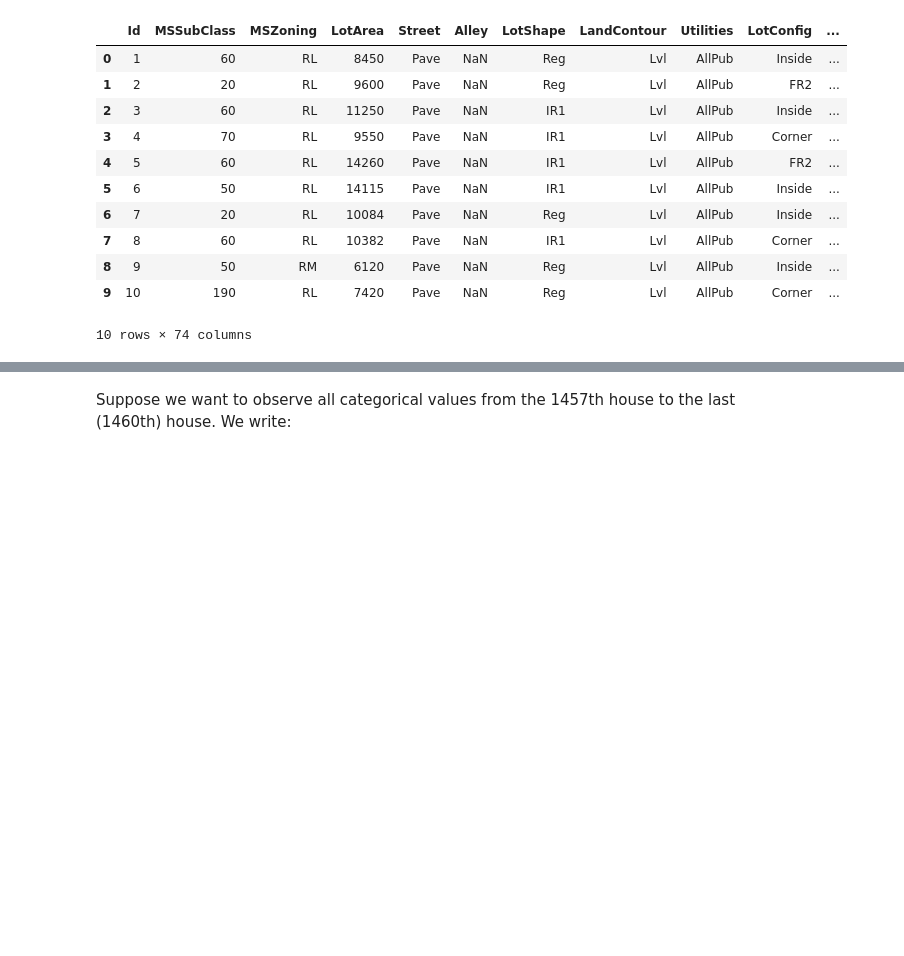
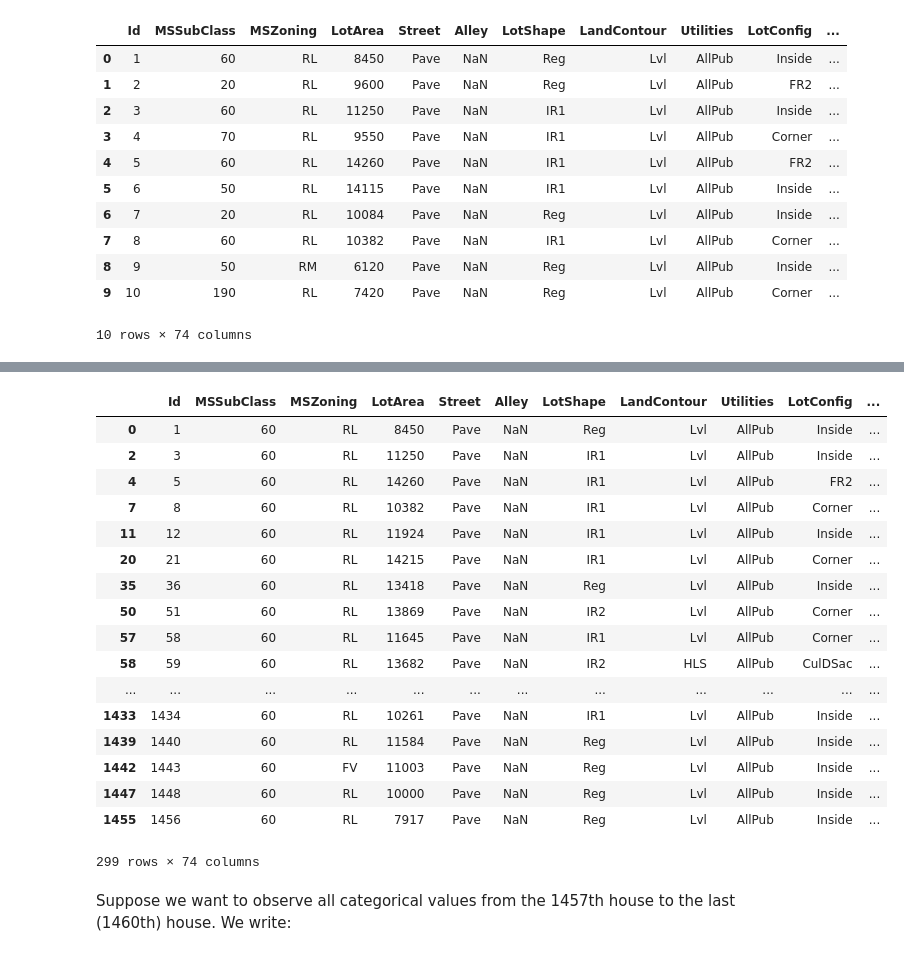
Before and after one commit to SUSA-org/Fall-2018-Career-Exploration, a Jupyter notebook: Lectures/Lecture8/data.ipynb, the cells around one changed output, grey strips where cells are left out. Drawn from its saved outputs; the diff is of its cells as text; code cells hidden in the pictures; blank space fills up the shorter version.

```diff
--- a/Lectures/Lecture8/data.ipynb
+++ b/Lectures/Lecture8/data.ipynb
@@ -253,0 +257,3 @@ train.head(10)
+# %%
+train['YrSold'] = train['YrSold'] - 2006
+train['YrSold'].unique()
@@ -253,0 +262,3 @@ train.head(10)
+# %%
+train['YearBuilt'] = train['YearBuilt'] - 1872
+train['YearBuilt'].unique()
@@ -280,3 +297,24 @@ Name: 1456, Length: 74, dtype: object
+# %%
+train.loc[train['MSSubClass'] == 60]
+# %% [output]
+|  | Id | MSSubClass | MSZoning | LotArea | Street | Alley | LotShape | LandContour | Utilities | LotConfig | ... |
+| 0 | 1 | 60 | RL | 8450 | Pave | NaN | Reg | Lvl | AllPub | Inside | ... |
+| 2 | 3 | 60 | RL | 11250 | Pave | NaN | IR1 | Lvl | AllPub | Inside | ... |
+| 4 | 5 | 60 | RL | 14260 | Pave | NaN | IR1 | Lvl | AllPub | FR2 | ... |
+| 7 | 8 | 60 | RL | 10382 | Pave | NaN | IR1 | Lvl | AllPub | Corner | ... |
+| 11 | 12 | 60 | RL | 11924 | Pave | NaN | IR1 | Lvl | AllPub | Inside | ... |
+| 20 | 21 | 60 | RL | 14215 | Pave | NaN | IR1 | Lvl | AllPub | Corner | ... |
+| 35 | 36 | 60 | RL | 13418 | Pave | NaN | Reg | Lvl | AllPub | Inside | ... |
+| 50 | 51 | 60 | RL | 13869 | Pave | NaN | IR2 | Lvl | AllPub | Corner | ... |
+| 57 | 58 | 60 | RL | 11645 | Pave | NaN | IR1 | Lvl | AllPub | Corner | ... |
+| 58 | 59 | 60 | RL | 13682 | Pave | NaN | IR2 | HLS | AllPub | CulDSac | ... |
+| ... | ... | ... | ... | ... | ... | ... | ... | ... | ... | ... | ... |
+| 1433 | 1434 | 60 | RL | 10261 | Pave | NaN | IR1 | Lvl | AllPub | Inside | ... |
+| 1439 | 1440 | 60 | RL | 11584 | Pave | NaN | Reg | Lvl | AllPub | Inside | ... |
+| 1442 | 1443 | 60 | FV | 11003 | Pave | NaN | Reg | Lvl | AllPub | Inside | ... |
+| 1447 | 1448 | 60 | RL | 10000 | Pave | NaN | Reg | Lvl | AllPub | Inside | ... |
+| 1455 | 1456 | 60 | RL | 7917 | Pave | NaN | Reg | Lvl | AllPub | Inside | ... |
+299 rows × 74 columns
 # %% [markdown]
 Suppose we want to observe all categorical values from the 1457th house to the last (1460th) house. We write:
 # %%
```
Also changed, not shown: parts of 11 cells of this notebook, 1 other file.
